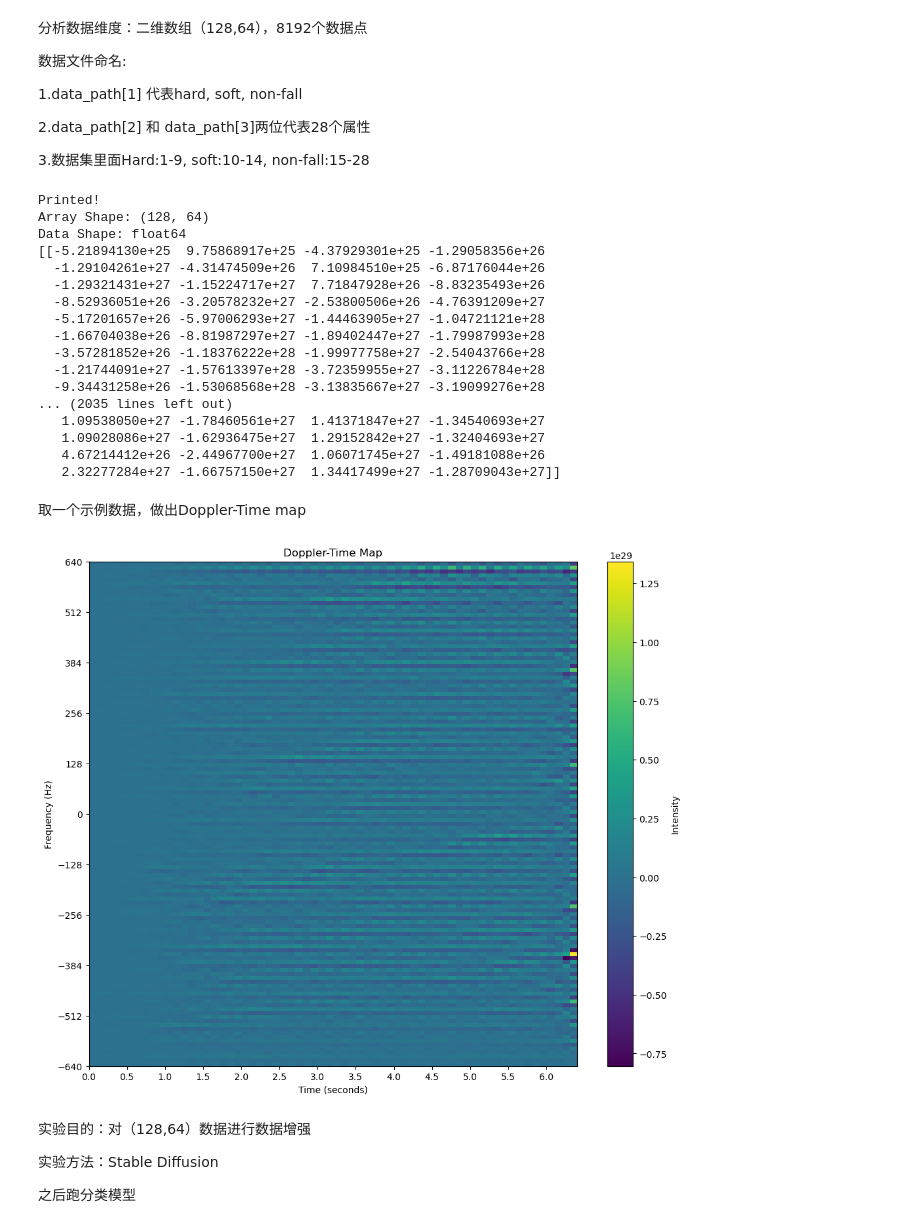
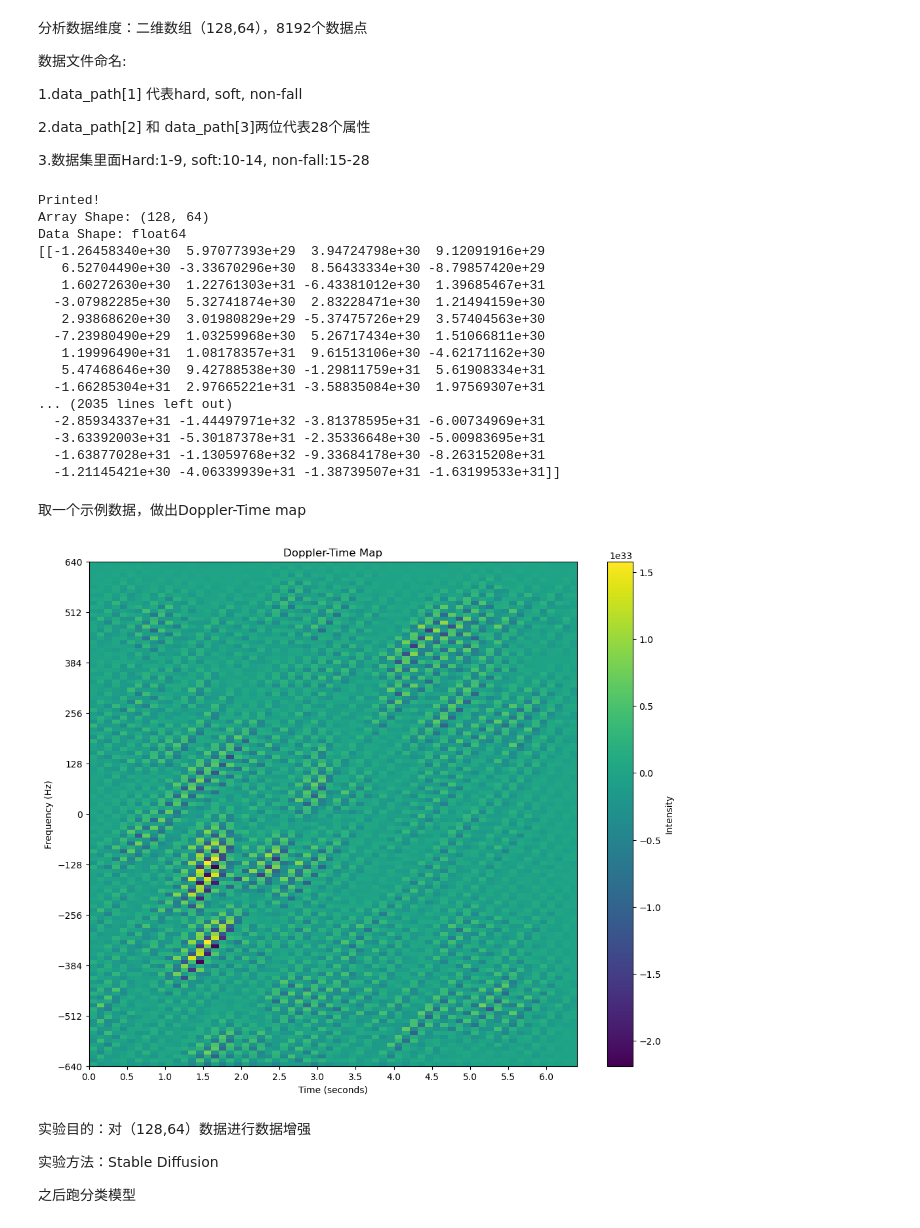
Before and after one commit to UncleWQ/FYP, a Jupyter notebook: test.ipynb, the cells around one changed output. Saved outputs shown, nothing was run; the diff lists cells and outputs as text; code cells hidden in the pictures.

```diff
--- a/test.ipynb
+++ b/test.ipynb
@@ -47,7 +47,7 @@ if __name__=='__main__':
 # %%
 import numpy as np
 import os
-data_example = np.load('train_new/4101010001210420_1_031_DTweighted01.npy')
+data_example = np.load('train_new/4101010001210420_1_061_DTweighted-01.npy')
 
 out_file_path = 'data.txt'
 with open(out_file_path,'w') as f:
@@ -64,57 +64,57 @@ with open(out_file_path,'r') as file:
 Printed!
 Array Shape: (128, 64)
 Data Shape: float64
-[[-5.21894130e+25  9.75868917e+25 -4.37929301e+25 -1.29058356e+26
-  -1.29104261e+27 -4.31474509e+26  7.10984510e+25 -6.87176044e+26
-  -1.29321431e+27 -1.15224717e+27  7.71847928e+26 -8.83235493e+26
-  -8.52936051e+26 -3.20578232e+27 -2.53800506e+26 -4.76391209e+27
-  -5.17201657e+26 -5.97006293e+27 -1.44463905e+27 -1.04721121e+28
-  -1.66704038e+26 -8.81987297e+27 -1.89402447e+27 -1.79987993e+28
-  -3.57281852e+26 -1.18376222e+28 -1.99977758e+27 -2.54043766e+28
-  -1.21744091e+27 -1.57613397e+28 -3.72359955e+27 -3.11226784e+28
-  -9.34431258e+26 -1.53068568e+28 -3.13835667e+27 -3.19099276e+28
+[[-1.26458340e+30  5.97077393e+29  3.94724798e+30  9.12091916e+29
+   6.52704490e+30 -3.33670296e+30  8.56433334e+30 -8.79857420e+29
+   1.60272630e+30  1.22761303e+31 -6.43381012e+30  1.39685467e+31
+  -3.07982285e+30  5.32741874e+30  2.83228471e+30  1.21494159e+30
+   2.93868620e+30  3.01980829e+29 -5.37475726e+29  3.57404563e+30
+  -7.23980490e+29  1.03259968e+30  5.26717434e+30  1.51066811e+30
+   1.19996490e+31  1.08178357e+31  9.61513106e+30 -4.62171162e+30
+   5.47468646e+30  9.42788538e+30 -1.29811759e+31  5.61908334e+31
+  -1.66285304e+31  2.97665221e+31 -3.58835084e+30  1.97569307e+31
 ... (2035 lines left out)
-   1.09538050e+27 -1.78460561e+27  1.41371847e+27 -1.34540693e+27
-   1.09028086e+27 -1.62936475e+27  1.29152842e+27 -1.32404693e+27
-   4.67214412e+26 -2.44967700e+27  1.06071745e+27 -1.49181088e+26
-   2.32277284e+27 -1.66757150e+27  1.34417499e+27 -1.28709043e+27]]
+  -2.85934337e+31 -1.44497971e+32 -3.81378595e+31 -6.00734969e+31
+  -3.63392003e+31 -5.30187378e+31 -2.35336648e+30 -5.00983695e+31
+  -1.63877028e+31 -1.13059768e+32 -9.33684178e+30 -8.26315208e+31
+  -1.21145421e+30 -4.06339939e+31 -1.38739507e+31 -1.63199533e+31]]
 # %% [markdown]
 取一个示例数据，做出Doppler-Time map
 # %%
 import matplotlib.pyplot as plt
 
 # 加载.npy文件
-data_train_example = np.load('train_new/4101010001210420_1_031_DTweighted02.npy')  # 使用实际路径替换
+data_train_example = np.load('train_new/4101010001210420_1_061_DTweighted-01.npy')  # 使用实际路径替换
 
 # 设置时间轴，假设每十个数据点代表1秒，总共有64个数据点
 time_ticks = np.linspace(0, 6.4, 64)  # 64个数据点，最大值为6.4秒
 
 # 设置频率轴，从-640 Hz到+640 Hz，总共128个数据点
 frequency_ticks = np.linspace(-640, 640, 128)
 
 # 创建图像并设置大小
 plt.figure(figsize=(12, 10))
 
 # 绘制Doppler-time map
 plt.imshow(data_train_example, aspect='auto', cmap='viridis', interpolation='none',
            extent=[time_ticks.min(), time_ticks.max(), frequency_ticks.min(), frequency_ticks.max()])
 
 # 设置颜色条和标题
 plt.colorbar(label='Intensity')
 plt.title('Doppler-Time Map')
 plt.xlabel('Time (seconds)')
 plt.ylabel('Frequency (Hz)')
 
 # 调整刻度密度
 plt.xticks(np.arange(0, time_ticks.max(), 0.5))
 plt.yticks(np.arange(frequency_ticks.min(), frequency_ticks.max()+1, 128))
 
 # 保存图像，使用较高的dpi值
 plt.savefig('doppler_time_map_high_res.png', dpi=300)  # 使用高分辨率保存
 
 plt.show()
 # %% [output]
-[figure, old version]
+[figure, new version]
 # %% [markdown]
 实验目的：对（128,64）数据进行数据增强
 
```
